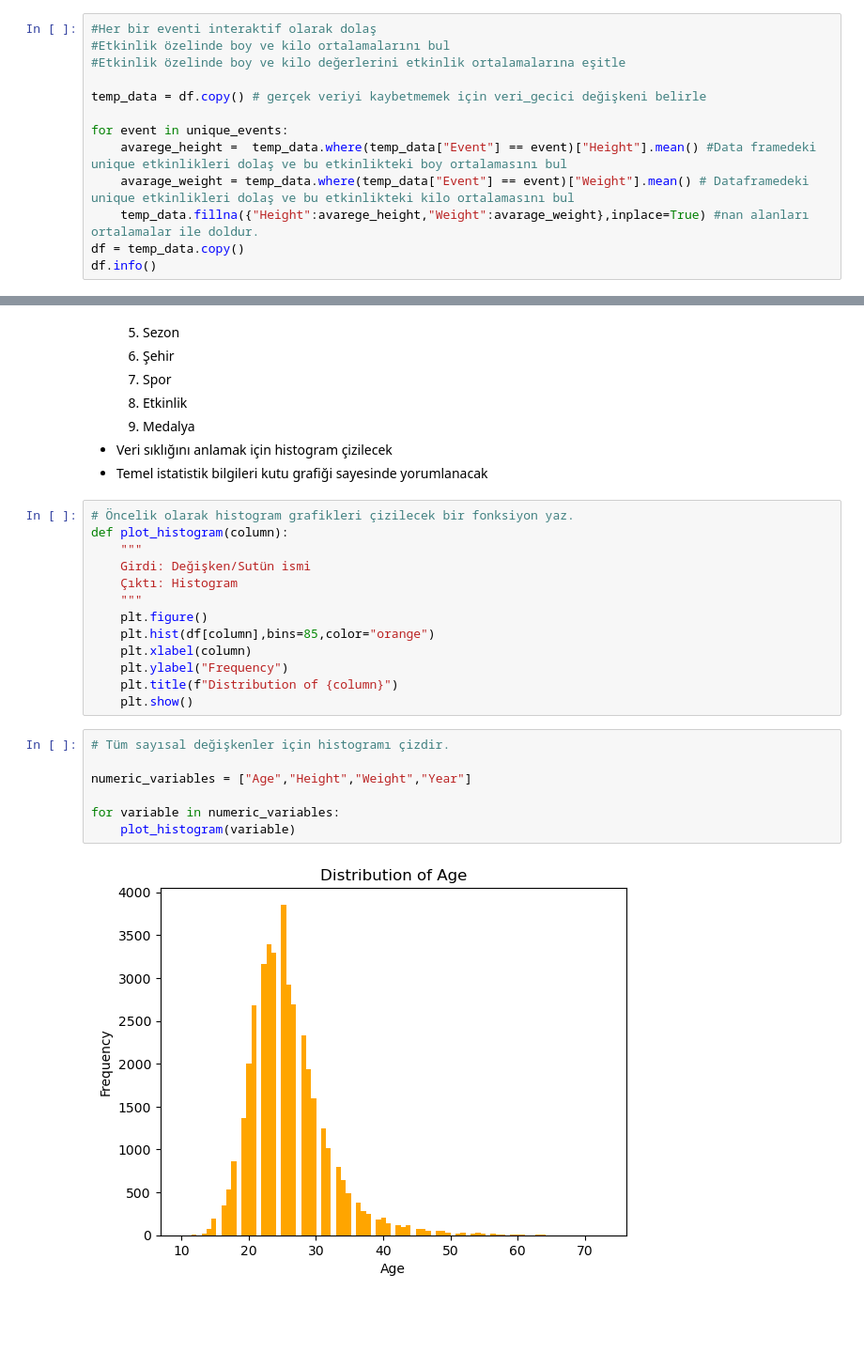
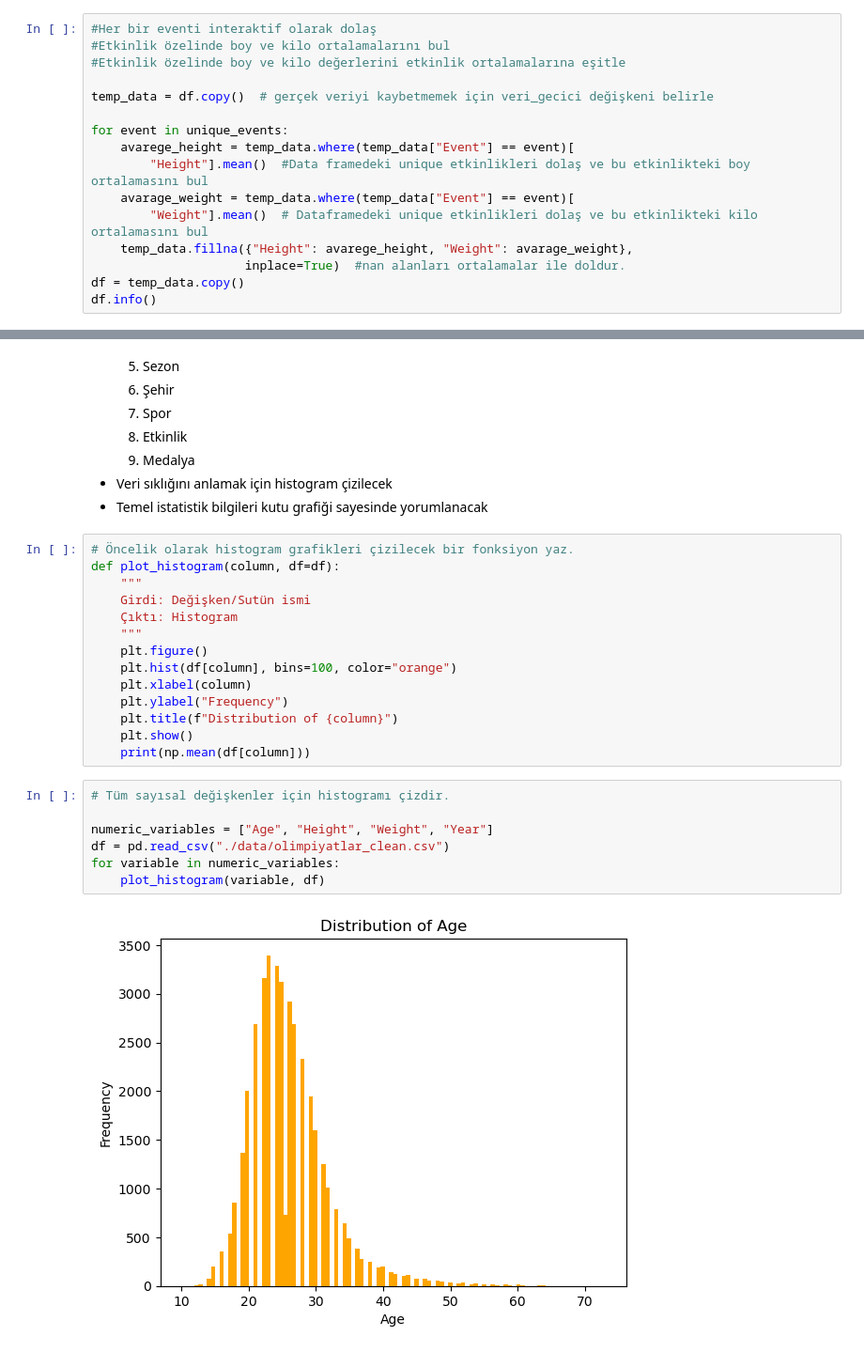
Before and after one commit to ilkerCelimli/DataScience-Olimpiyatlar, a Jupyter notebook: olimpiyat_veriseti_inceleme.ipynb, the cells around one changed output, grey strips where cells are left out. Shown at 94% size. Saved outputs shown, nothing was run; the diff lists cells and outputs as text; blank space fills up the shorter version.

```diff
--- a/olimpiyat_veriseti_inceleme.ipynb
+++ b/olimpiyat_veriseti_inceleme.ipynb
@@ -106,12 +108,15 @@ array(["Basketball Men's Basketball", "Judo Men's Extra-Lightweight",
 #Etkinlik özelinde boy ve kilo ortalamalarını bul
 #Etkinlik özelinde boy ve kilo değerlerini etkinlik ortalamalarına eşitle
 
-temp_data = df.copy() # gerçek veriyi kaybetmemek için veri_gecici değişkeni belirle
+temp_data = df.copy()  # gerçek veriyi kaybetmemek için veri_gecici değişkeni belirle
 
 for event in unique_events:
-    avarege_height =  temp_data.where(temp_data["Event"] == event)["Height"].mean() #Data framedeki unique etkinlikleri dolaş ve bu etkinlikteki boy ortalamasını bul
-    avarage_weight = temp_data.where(temp_data["Event"] == event)["Weight"].mean() # Dataframedeki unique etkinlikleri dolaş ve bu etkinlikteki kilo ortalamasını bul
-    temp_data.fillna({"Height":avarege_height,"Weight":avarage_weight},inplace=True) #nan alanları ortalamalar ile doldur.
+    avarege_height = temp_data.where(temp_data["Event"] == event)[
+        "Height"].mean()  #Data framedeki unique etkinlikleri dolaş ve bu etkinlikteki boy ortalamasını bul
+    avarage_weight = temp_data.where(temp_data["Event"] == event)[
+        "Weight"].mean()  # Dataframedeki unique etkinlikleri dolaş ve bu etkinlikteki kilo ortalamasını bul
+    temp_data.fillna({"Height": avarege_height, "Weight": avarage_weight},
+                     inplace=True)  #nan alanları ortalamalar ile doldur.
 df = temp_data.copy()
 df.info()
 # %% [output]
@@ -247,23 +252,24 @@ df.to_csv("./data/olimpiyatlar_clean.csv",index=False)
   - Temel istatistik bilgileri kutu grafiği sayesinde yorumlanacak
 # %%
 # Öncelik olarak histogram grafikleri çizilecek bir fonksiyon yaz.
-def plot_histogram(column):
+def plot_histogram(column, df=df):
     """
     Girdi: Değişken/Sutün ismi
     Çıktı: Histogram
     """
     plt.figure()
-    plt.hist(df[column],bins=85,color="orange")
+    plt.hist(df[column], bins=100, color="orange")
     plt.xlabel(column)
     plt.ylabel("Frequency")
     plt.title(f"Distribution of {column}")
     plt.show()
+    print(np.mean(df[column]))
 # %%
 # Tüm sayısal değişkenler için histogramı çizdir.
 
-numeric_variables = ["Age","Height","Weight","Year"]
-
+numeric_variables = ["Age", "Height", "Weight", "Year"]
+df = pd.read_csv("./data/olimpiyatlar_clean.csv")
 for variable in numeric_variables:
-    plot_histogram(variable)
+    plot_histogram(variable, df)
 # %% [output]
-[figure, old version]
+[figure, new version]
```
Also changed, not shown: parts of 28 cells of this notebook.
